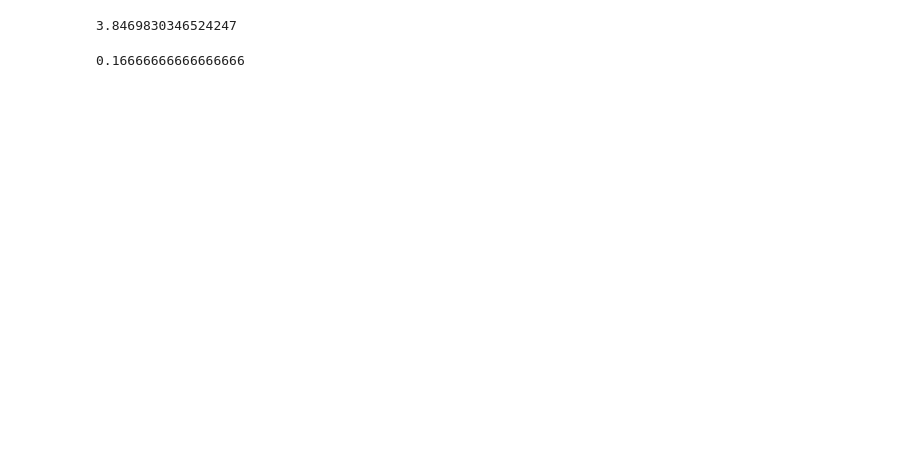
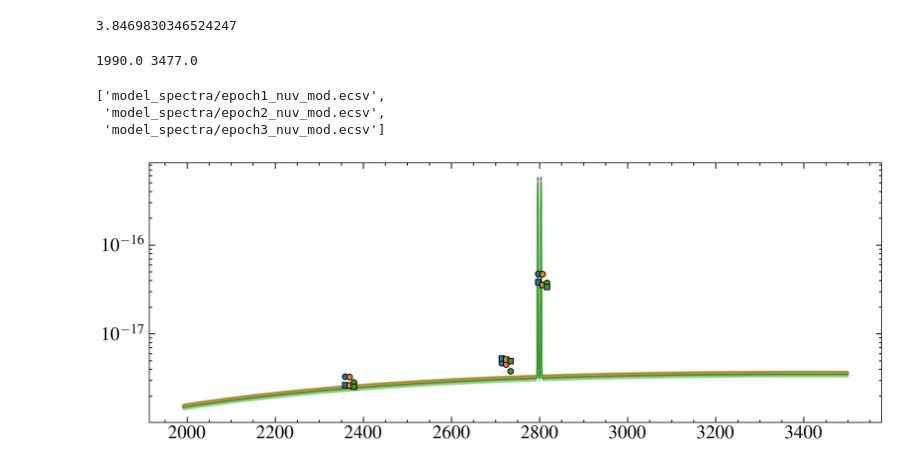
Before and after one commit to davidjwilson/SEDs, a Jupyter notebook: trappist-1/hst_photometry/science2.ipynb, the cells around one changed output. Saved outputs shown, nothing was run; the diff lists cells and outputs as text; code cells hidden in the pictures; blank space fills up the shorter version.

Commit message:
t1 models

```diff
--- a/trappist-1/hst_photometry/science2.ipynb
+++ b/trappist-1/hst_photometry/science2.ipynb
@@ -770,6 +753,9 @@ print(phx_phot)
 # %% [output]
 [2.4373087222784013e-21, 5.160707555264283e-21, 3.230484954608523e-22]
 # %%
+mg2 = [2796.352, 2803.53]
+os = [6.08e-01, 3.03e-01]
+
 @custom_model
 def nuv_fit(x, amplitude=1e-16, scale=1e-25):
     return nuv_phot_model(amplitude, scale)
@@ -935,5 +903,60 @@ Outputs: ('y',)
 # %% [output]
 3.8469830346524247
 # %%
+print(min(np.hstack(bpws)), max(np.hstack(bpws)))
 # %% [output]
-0.16666666666666666
+1990.0 3477.0
+# %%
+mods = glob.glob('model_spectra/epoch*_nuv*')
+mods.sort()
+mods
+# %% [output]
+['model_spectra/epoch1_nuv_mod.ecsv',
+ 'model_spectra/epoch2_nuv_mod.ecsv',
+ 'model_spectra/epoch3_nuv_mod.ecsv']
+# %%
+def make_phot(bp_w, bp_cc, w, f, e=0):
+    mask = (w >= bp_w[0]) & (w <= bp_w[-1])
+    w, f = w[mask], f[mask]
+    bb_cci = interp1d(bp_w, bp_cc, fill_value='extrapolate')(w)
+    flux = np.trapz(f*bb_cci, w)/np.trapz(bb_cci, w)
+    if isinstance(e, int) != True:
+        e = e[mask]
+        intf = np.trapz(f, w)
+        inte = (np.sum(e[1:]**2 * np.diff(w)**2))**0.5
+        flux_error = (inte/intf)*flux
+        return flux, flux_error
+    else:
+        return flux
+
+
+fig, ax = plt.subplots()
+
+for i, mod in enumerate(mods):
+    data = Table.read(mod)
+    mw, mf, me = data['WAVELENGTH'], data['FLUX'], data['ERROR']
+    ax.plot(mw, mf)
+    ax.fill_between(mw, mf-me, mf+me, alpha=0.5)
+
+    phot_w = np.array([2358.7, 2713.86, 2796.94])
+    phot_f = np.array([f225w_avs[i], f275w_avs[i], f280n_avs[i]])
+    phot_e = np.array([f225w_aves[i], f275w_aves[i], f280n_aves[i]])
+    ax.errorbar(phot_w+(i*10), phot_f, yerr=phot_e, marker='o', ls='none', markeredgecolor='k', label = 'WFC3', zorder=12, c='C{}'.format(i))
+
+
+    mod_phots = []
+    mod_phot_es = []
+    for band in wbands:
+        bpw, bpf = np.loadtxt(band, unpack=True)
+        mphot, mphot_e = make_phot(bpw, bpf, mw, mf, me)
+        mod_phots.append(mphot)
+        mod_phot_es.append(mphot_e)
+
+    ax.errorbar(phot_w+(i*10), mod_phots, yerr=mod_phot_es, marker='s', ls='none', markeredgecolor='k', label = 'WFC3', zorder=12, c='C{}'.format(i))
+
+
+
+
+ax.set_yscale('log')
+# %% [output]
+[figure, added]
```
Also changed, not shown: parts of 8 cells of this notebook, 3 other files.
